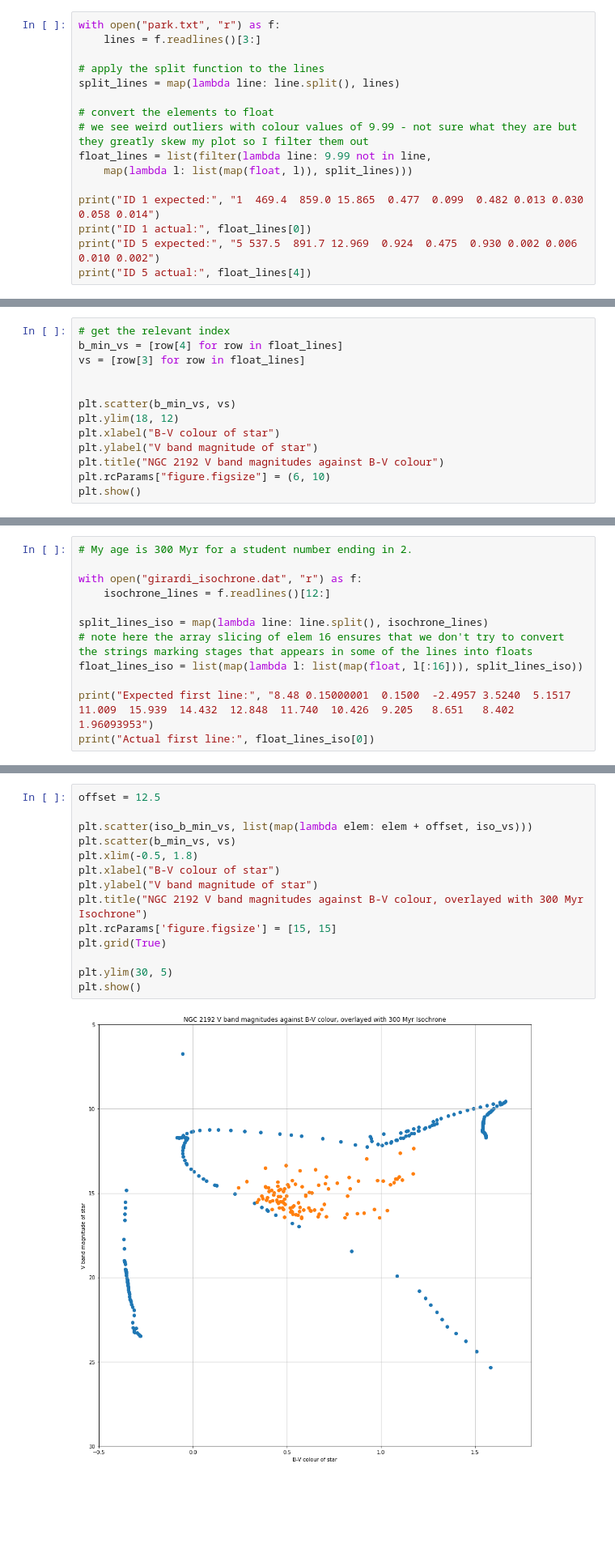
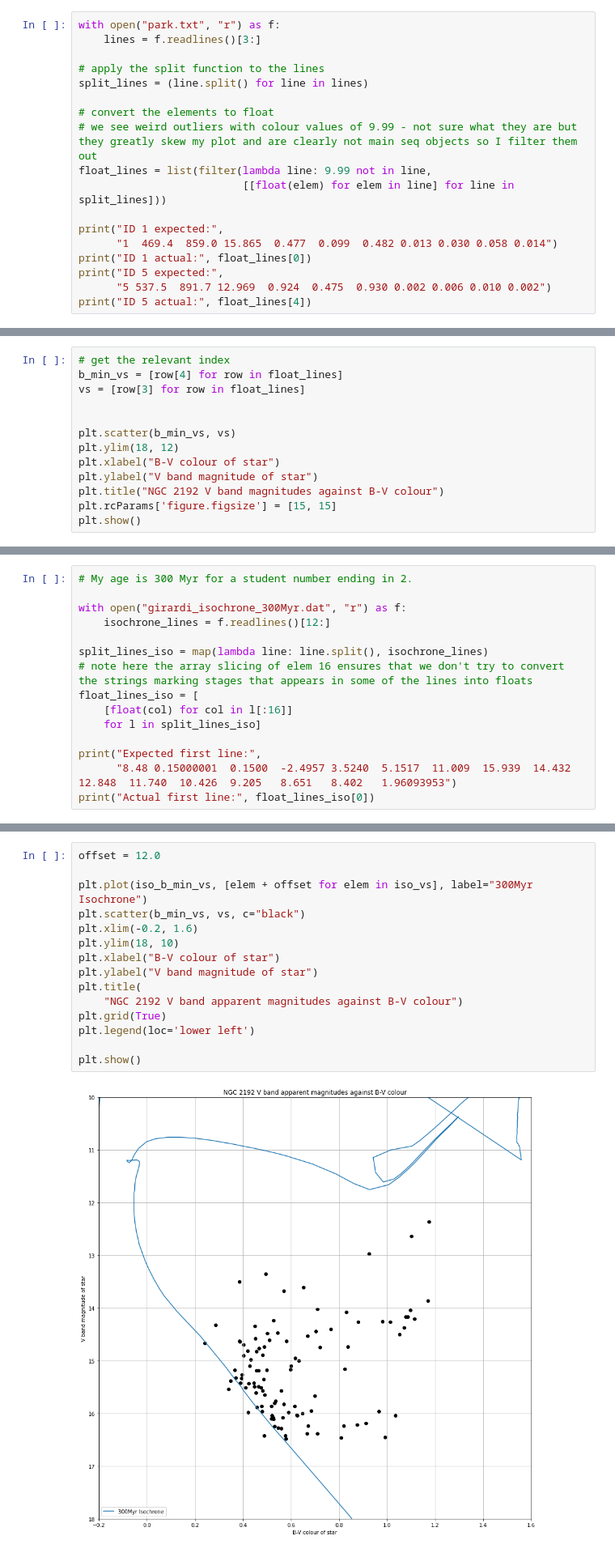
Before and after one commit to cedliang/ASP3231, a Jupyter notebook: Assignment_1/ASP3231_Assignment1_2022.ipynb, the cells around one changed output, grey strips where cells are left out. Shown at 81% size. Cells and saved outputs as stored; diff of their text form; blank space fills up the shorter version.

```diff
--- a/Assignment_1/ASP3231_Assignment1_2022.ipynb
+++ b/Assignment_1/ASP3231_Assignment1_2022.ipynb
@@ -237,16 +243,18 @@ with open("park.txt", "r") as f:
     lines = f.readlines()[3:]
 
 # apply the split function to the lines
-split_lines = map(lambda line: line.split(), lines)
+split_lines = (line.split() for line in lines)
 
 # convert the elements to float
-# we see weird outliers with colour values of 9.99 - not sure what they are but they greatly skew my plot so I filter them out
+# we see weird outliers with colour values of 9.99 - not sure what they are but they greatly skew my plot and are clearly not main seq objects so I filter them out
 float_lines = list(filter(lambda line: 9.99 not in line,
-    map(lambda l: list(map(float, l)), split_lines)))
+                          [[float(elem) for elem in line] for line in split_lines]))
 
-print("ID 1 expected:", "1  469.4  859.0 15.865  0.477  0.099  0.482 0.013 0.030 0.058 0.014")
+print("ID 1 expected:",
+      "1  469.4  859.0 15.865  0.477  0.099  0.482 0.013 0.030 0.058 0.014")
 print("ID 1 actual:", float_lines[0])
-print("ID 5 expected:", "5 537.5  891.7 12.969  0.924  0.475  0.930 0.002 0.006 0.010 0.002")
+print("ID 5 expected:",
+      "5 537.5  891.7 12.969  0.924  0.475  0.930 0.002 0.006 0.010 0.002")
 print("ID 5 actual:", float_lines[4])
 # %% [output]
 ID 1 expected: 1  469.4  859.0 15.865  0.477  0.099  0.482 0.013 0.030 0.058 0.014
@@ -268,6 +276,6 @@ plt.ylim(18, 12)
 plt.xlabel("B-V colour of star")
 plt.ylabel("V band magnitude of star")
 plt.title("NGC 2192 V band magnitudes against B-V colour")
-plt.rcParams["figure.figsize"] = (6, 10)
+plt.rcParams['figure.figsize'] = [15, 15]
 plt.show()
 # %% [output]
@@ -286,14 +294,17 @@ plt.show()
 # %%
 # My age is 300 Myr for a student number ending in 2.
 
-with open("girardi_isochrone.dat", "r") as f:
+with open("girardi_isochrone_300Myr.dat", "r") as f:
     isochrone_lines = f.readlines()[12:]
 
 split_lines_iso = map(lambda line: line.split(), isochrone_lines)
 # note here the array slicing of elem 16 ensures that we don't try to convert the strings marking stages that appears in some of the lines into floats
-float_lines_iso = list(map(lambda l: list(map(float, l[:16])), split_lines_iso))
+float_lines_iso = [
+    [float(col) for col in l[:16]]
+    for l in split_lines_iso]
 
-print("Expected first line:", "8.48	0.15000001	0.1500	-2.4957	3.5240	5.1517	11.009	15.939	14.432	12.848	11.740	10.426	9.205	8.651	8.402	1.96093953")
+print("Expected first line:",
+      "8.48	0.15000001	0.1500	-2.4957	3.5240	5.1517	11.009	15.939	14.432	12.848	11.740	10.426	9.205	8.651	8.402	1.96093953")
 print("Actual first line:", float_lines_iso[0])
 # %% [output]
 Expected first line: 8.48       0.15000001      0.1500  -2.4957 3.5240  5.1517  11.009  15.939  14.432  12.848  11.740  10.426  9.205   8.651   8.402   1.96093953
@@ -334,18 +346,19 @@ The sparsity of the data points in this post-AGB region indicates the extreme br
 # %% [markdown]
 Let's apply an offset to see how that impacts our plot.
 # %%
-offset = 12.5
+offset = 12.0
 
-plt.scatter(iso_b_min_vs, list(map(lambda elem: elem + offset, iso_vs)))
-plt.scatter(b_min_vs, vs)
-plt.xlim(-0.5, 1.8)
+plt.plot(iso_b_min_vs, [elem + offset for elem in iso_vs], label="300Myr Isochrone")
+plt.scatter(b_min_vs, vs, c="black")
+plt.xlim(-0.2, 1.6)
+plt.ylim(18, 10)
 plt.xlabel("B-V colour of star")
 plt.ylabel("V band magnitude of star")
-plt.title("NGC 2192 V band magnitudes against B-V colour, overlayed with 300 Myr Isochrone")
-plt.rcParams['figure.figsize'] = [15, 15]
+plt.title(
+    "NGC 2192 V band apparent magnitudes against B-V colour")
 plt.grid(True)
+plt.legend(loc='lower left')
 
-plt.ylim(30, 5)
 plt.show()
 # %% [output]
-[figure, old version]
+[figure, new version]
```
Also changed, not shown: parts of 27 cells of this notebook, 6 other files.
